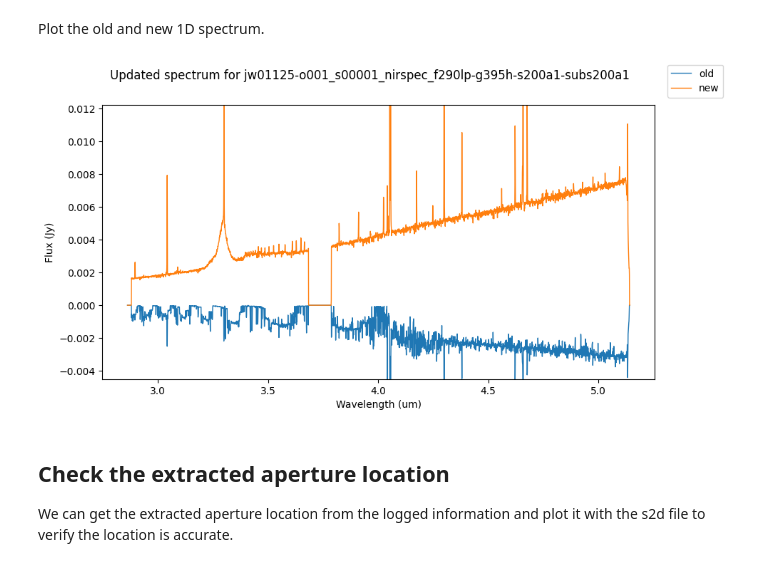
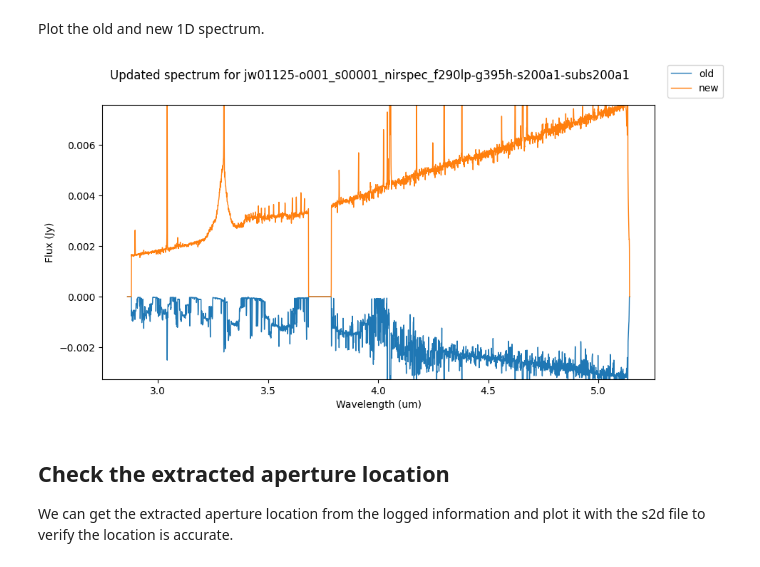
Before and after one commit to spacetelescope/jwst-caveat-examples, a Jupyter notebook: NIRSPEC_General/nrs_recenter_extraction_workaround.ipynb, the cells around one changed output. Drawn from its saved outputs; the diff is of its cells as text; code cells hidden in the pictures.

Commit message:
Minor clarifications + accommodate spec2 MOS plots

```diff
--- a/NIRSPEC_General/nrs_recenter_extraction_workaround.ipynb
+++ b/NIRSPEC_General/nrs_recenter_extraction_workaround.ipynb
@@ -189,46 +191,49 @@ for s2d in s2d_names:
 # %% [markdown]
 Plot the old and new 1D spectrum.
 # %%
-def compare_spectra(spec1_names, spec2_names, label1='old', label2='new'):
+def compare_spectra(spec1_names, spec2_names, label1='old', label2='new', scale_percent=1):
     fig, ax = plt.subplots(1, 1, figsize=(10, 5))
     plt.suptitle(f'Updated spectrum for {spec3_name}')
 
     # pipeline extracted spectrum
-    all_flux = []
+    all_flux = np.array([])
     for i, name in enumerate(spec1_names):
         with fits.open(name) as hdulist:
             for extnum in range(len(hdulist)):
                 hdu = hdulist[extnum]
                 if hdu.name == 'EXTRACT1D':
                     data = hdu.data
                     header = hdu.header
                     flux_plot = ax.plot(data['WAVELENGTH'], data['FLUX'], linewidth=1, label=label1)
 
                     ax.set_xlabel(f"Wavelength ({header['TUNIT1']})")
                     ax.set_ylabel(f"Flux ({header['TUNIT2']})")
-                    all_flux.append(data['FLUX'])
+                    all_flux = np.hstack([all_flux, data['FLUX']])
 
     # new extracted spectrum
     for i, name in enumerate(spec2_names):
         with fits.open(name) as hdulist:
             for extnum in range(len(hdulist)):
                 hdu = hdulist[extnum]
                 if hdu.name == 'EXTRACT1D':
                     data = hdu.data
                     header = hdu.header
                     flux_plot = ax.plot(data['WAVELENGTH'], data['FLUX'], linewidth=1, label=label2)
 
                     ax.set_xlabel(f"Wavelength ({header['TUNIT1']})")
                     ax.set_ylabel(f"Flux ({header['TUNIT2']})")
-                    all_flux.append(data['FLUX'])
+                    all_flux = np.hstack([all_flux, data['FLUX']])
 
-    all_flux = np.array(all_flux).flat
-    ax.set_ylim([np.nanpercentile(all_flux, 0.2), np.nanpercentile(all_flux, 99.8)])
-    fig.legend()
+    ax.set_ylim([np.nanpercentile(all_flux, scale_percent),
+                 np.nanpercentile(all_flux, 100 - scale_percent)])
+
+    handles, labels = ax.get_legend_handles_labels()
+    if len(labels) < 20:
+        fig.legend()
 
 compare_spectra(x1d_names, auto_x1d_names)
 # %% [output]
-[figure, old version]
+[figure, new version]
 # %% [markdown]
 ## Check the extracted aperture location
 
```
Also changed, not shown: parts of 5 cells of this notebook.
